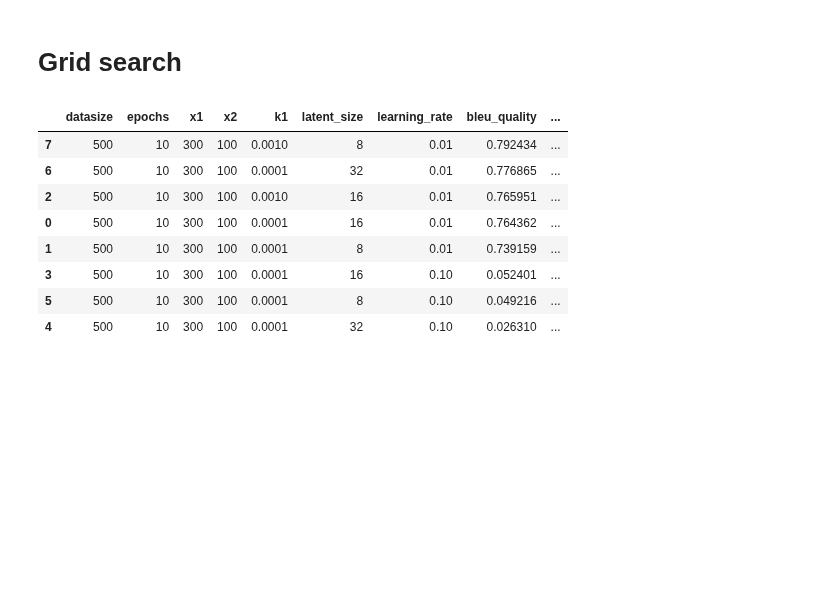
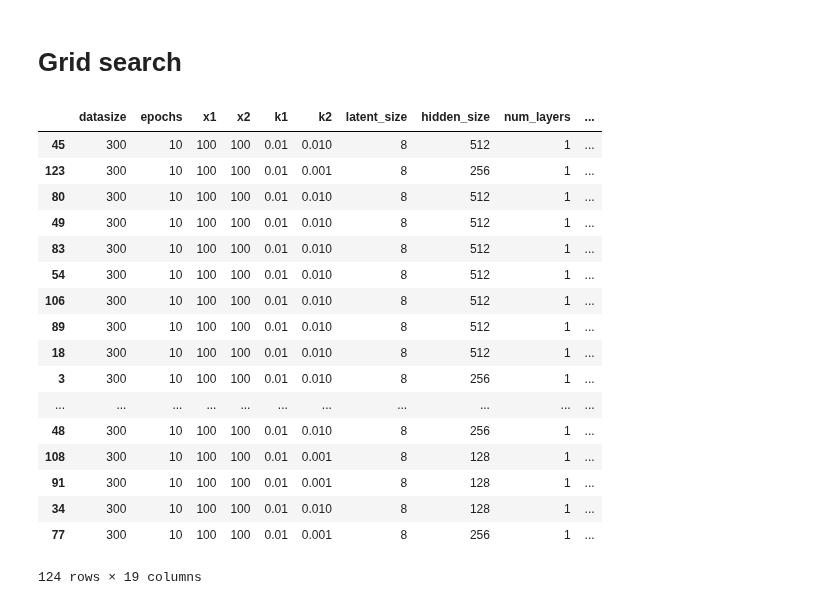
Before and after one commit to sonos/automatic-data-generation, a Jupyter notebook: automatic_data_generation/data-generation.ipynb, the cells around one changed output. Cells and saved outputs as stored; diff of their text form; code cells hidden in the pictures; blank space fills up the shorter version.

```diff
--- a/automatic_data_generation/data-generation.ipynb
+++ b/automatic_data_generation/data-generation.ipynb
@@ -329,31 +328,46 @@ os.chdir(os.path.join(root_dir, results_dir))
+# %%
+#results_dir = 'results_datasize_prop'
+results_dir = 'results_gs_tiny'
 # %%
 runs = []
 
-for filename in os.listdir('.'):
+for filename in os.listdir(results_dir):
     if filename.endswith('.pkl'):
-        runs.append(torch.load(filename))
+        runs.append(torch.load(os.path.join(results_dir,filename)))
 # %%
 data = {}
 for arg_name in runs[0]['args'].__dict__.keys():
     data[arg_name] = [getattr(run['args'], arg_name) for run in runs]
-data['bleu_quality'] = [run['metrics']['bleu_scores']['quality']['avg'] for run in runs]
-data['bleu_diversity'] = [run['metrics']['bleu_scores']['diversity']['avg'] for run in runs]
-data['bleu_diversity'] = [run['metrics']['bleu_scores']['diversity']['avg'] for run in runs]
-data['accuracy'] = [run['metrics']['intent_accuracy'] for run in runs]
-data['raw'] = [run['metrics']['improvement']['raw_acc'] for run in runs]
-data['aug'] = [run['metrics']['improvement']['aug_acc'] for run in runs]
+data['bleu_quality']   = np.array([run['delexicalised_metrics']['bleu_scores']['quality']['avg'] for run in runs])
+data['bleu_diversity'] = np.array([run['delexicalised_metrics']['bleu_scores']['diversity']['avg'] for run in runs])
+data['accuracy']       = np.array([run['delexicalised_metrics']['intent_accuracy'] for run in runs])
+data['raw']            = np.array([run['metrics']['improvement']['raw_acc'] for run in runs])
+data['aug']            = np.array([run['metrics']['improvement']['aug_acc'] for run in runs])
 
-df = pd.DataFrame(data, columns=['datasize', 'epochs', 'x1', 'x2', 'k1', 'latent_size', 'learning_rate', 'bleu_quality', 'bleu_diversity', 'accuracy', 'raw', 'aug'])
-df = df.sort_values(by = 'bleu_quality', ascending=False)
+data['metric'] = data['bleu_quality'] * data['bleu_diversity'] * data['accuracy']
+
+df = pd.DataFrame(data, columns=['datasize', 'epochs', 'x1', 'x2', 'k1', 'k2',
+                                 'latent_size', 'hidden_size', 'num_layers', 'embedding_dropout', 'emb_dim', 'learning_rate', 'temperature',
+                                 'bleu_quality', 'bleu_diversity', 'accuracy', 'raw', 'aug', 'metric'])
+df = df.sort_values(by = 'metric', ascending=False)
 df
 # %% [output]
-|  | datasize | epochs | x1 | x2 | k1 | latent_size | learning_rate | bleu_quality | ... |
-| 7 | 500 | 10 | 300 | 100 | 0.0010 | 8 | 0.01 | 0.792434 | ... |
-| 6 | 500 | 10 | 300 | 100 | 0.0001 | 32 | 0.01 | 0.776865 | ... |
-| 2 | 500 | 10 | 300 | 100 | 0.0010 | 16 | 0.01 | 0.765951 | ... |
-| 0 | 500 | 10 | 300 | 100 | 0.0001 | 16 | 0.01 | 0.764362 | ... |
-| 1 | 500 | 10 | 300 | 100 | 0.0001 | 8 | 0.01 | 0.739159 | ... |
-| 3 | 500 | 10 | 300 | 100 | 0.0001 | 16 | 0.10 | 0.052401 | ... |
-| 5 | 500 | 10 | 300 | 100 | 0.0001 | 8 | 0.10 | 0.049216 | ... |
-| 4 | 500 | 10 | 300 | 100 | 0.0001 | 32 | 0.10 | 0.026310 | ... |
+|  | datasize | epochs | x1 | x2 | k1 | k2 | latent_size | hidden_size | num_layers | ... |
+| 45 | 300 | 10 | 100 | 100 | 0.01 | 0.010 | 8 | 512 | 1 | ... |
+| 123 | 300 | 10 | 100 | 100 | 0.01 | 0.001 | 8 | 256 | 1 | ... |
+| 80 | 300 | 10 | 100 | 100 | 0.01 | 0.010 | 8 | 512 | 1 | ... |
+| 49 | 300 | 10 | 100 | 100 | 0.01 | 0.010 | 8 | 512 | 1 | ... |
+| 83 | 300 | 10 | 100 | 100 | 0.01 | 0.010 | 8 | 512 | 1 | ... |
+| 54 | 300 | 10 | 100 | 100 | 0.01 | 0.010 | 8 | 512 | 1 | ... |
+| 106 | 300 | 10 | 100 | 100 | 0.01 | 0.010 | 8 | 512 | 1 | ... |
+| 89 | 300 | 10 | 100 | 100 | 0.01 | 0.010 | 8 | 512 | 1 | ... |
+| 18 | 300 | 10 | 100 | 100 | 0.01 | 0.010 | 8 | 512 | 1 | ... |
+| 3 | 300 | 10 | 100 | 100 | 0.01 | 0.010 | 8 | 256 | 1 | ... |
+| ... | ... | ... | ... | ... | ... | ... | ... | ... | ... | ... |
+| 48 | 300 | 10 | 100 | 100 | 0.01 | 0.010 | 8 | 256 | 1 | ... |
+| 108 | 300 | 10 | 100 | 100 | 0.01 | 0.001 | 8 | 128 | 1 | ... |
+| 91 | 300 | 10 | 100 | 100 | 0.01 | 0.001 | 8 | 128 | 1 | ... |
+| 34 | 300 | 10 | 100 | 100 | 0.01 | 0.010 | 8 | 128 | 1 | ... |
+| 77 | 300 | 10 | 100 | 100 | 0.01 | 0.001 | 8 | 256 | 1 | ... |
+124 rows × 19 columns
 # %%
```
Also changed, not shown: parts of 12 cells of this notebook, 2 other files.
